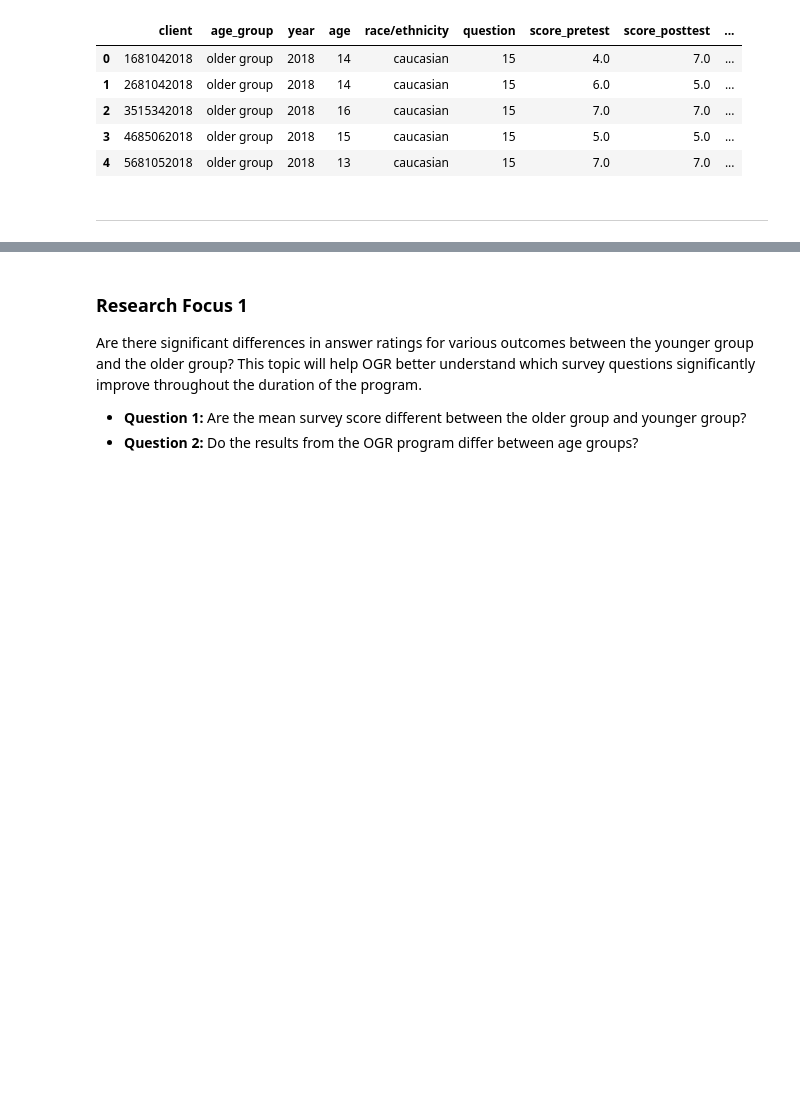
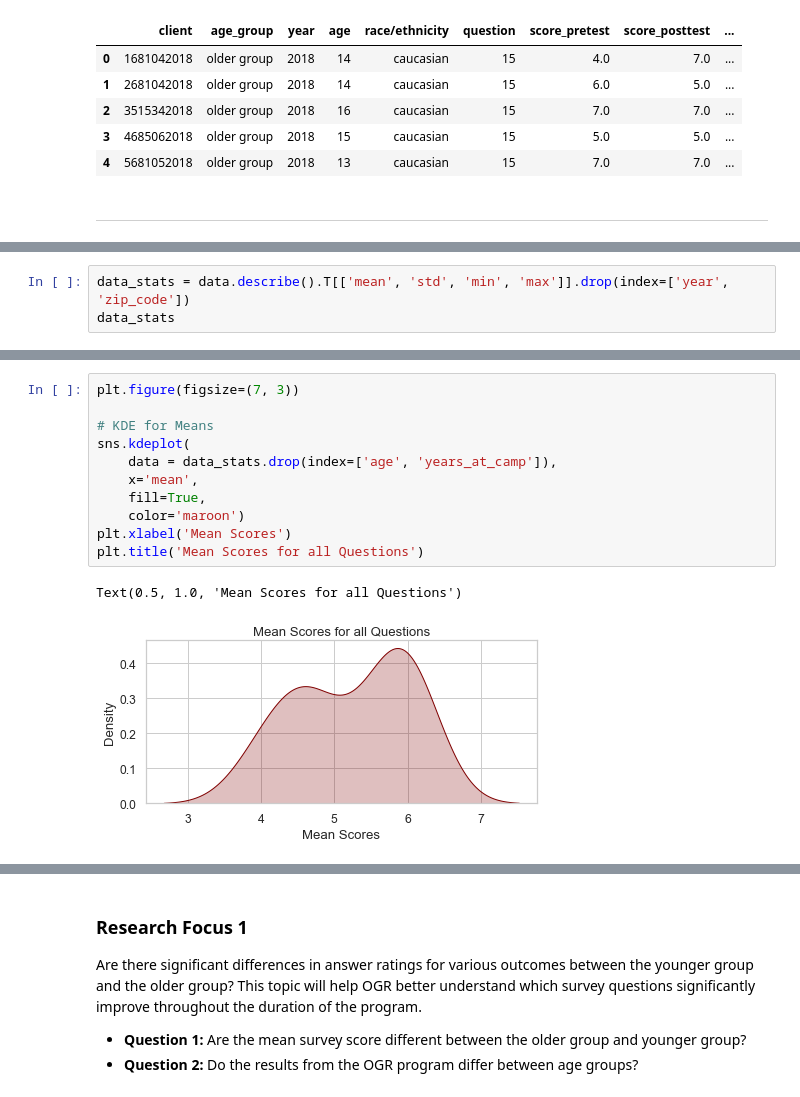
Before and after one commit to josh97ellis/omaha-girls-rock-analysis, a Jupyter notebook: notebooks/analysis.ipynb, the cells around one changed output, grey strips where cells are left out. Drawn from its saved outputs; the diff is of its cells as text; blank space fills up the shorter version.

```diff
--- a/notebooks/analysis.ipynb
+++ b/notebooks/analysis.ipynb
@@ -52,0 +95,3 @@ shape: (2520, 9)
+# %%
+data_stats = data.describe().T[['mean', 'std', 'min', 'max']].drop(index=['year', 'zip_code'])
+data_stats
@@ -52,0 +116,14 @@ shape: (2520, 9)
+# %%
+plt.figure(figsize=(7, 3))
+
+# KDE for Means
+sns.kdeplot(
+    data = data_stats.drop(index=['age', 'years_at_camp']),
+    x='mean',
+    fill=True,
+    color='maroon')
+plt.xlabel('Mean Scores')
+plt.title('Mean Scores for all Questions')
+# %% [output]
+Text(0.5, 1.0, 'Mean Scores for all Questions')
+[figure, added]
```
Also changed, not shown: parts of 18 cells of this notebook, 13 other files.
